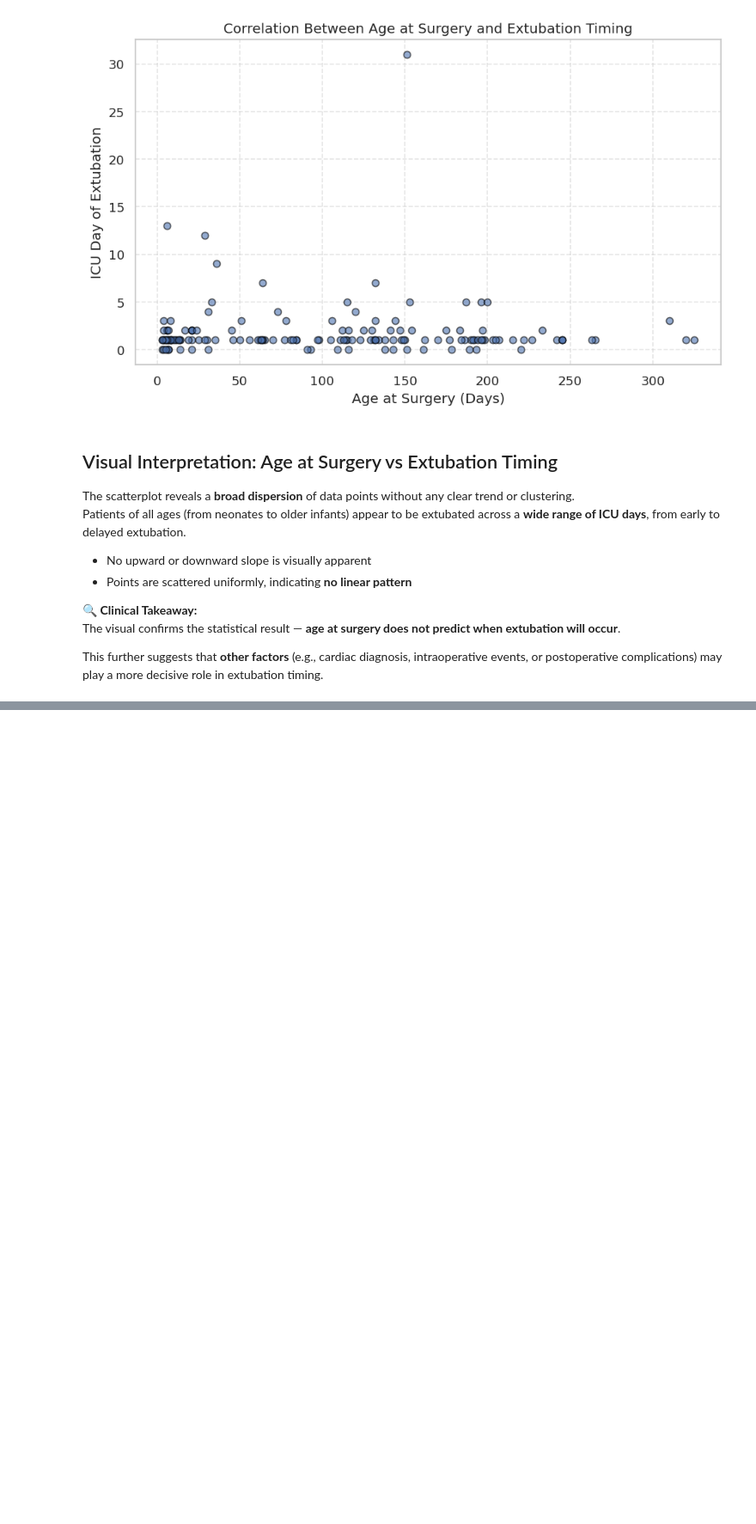
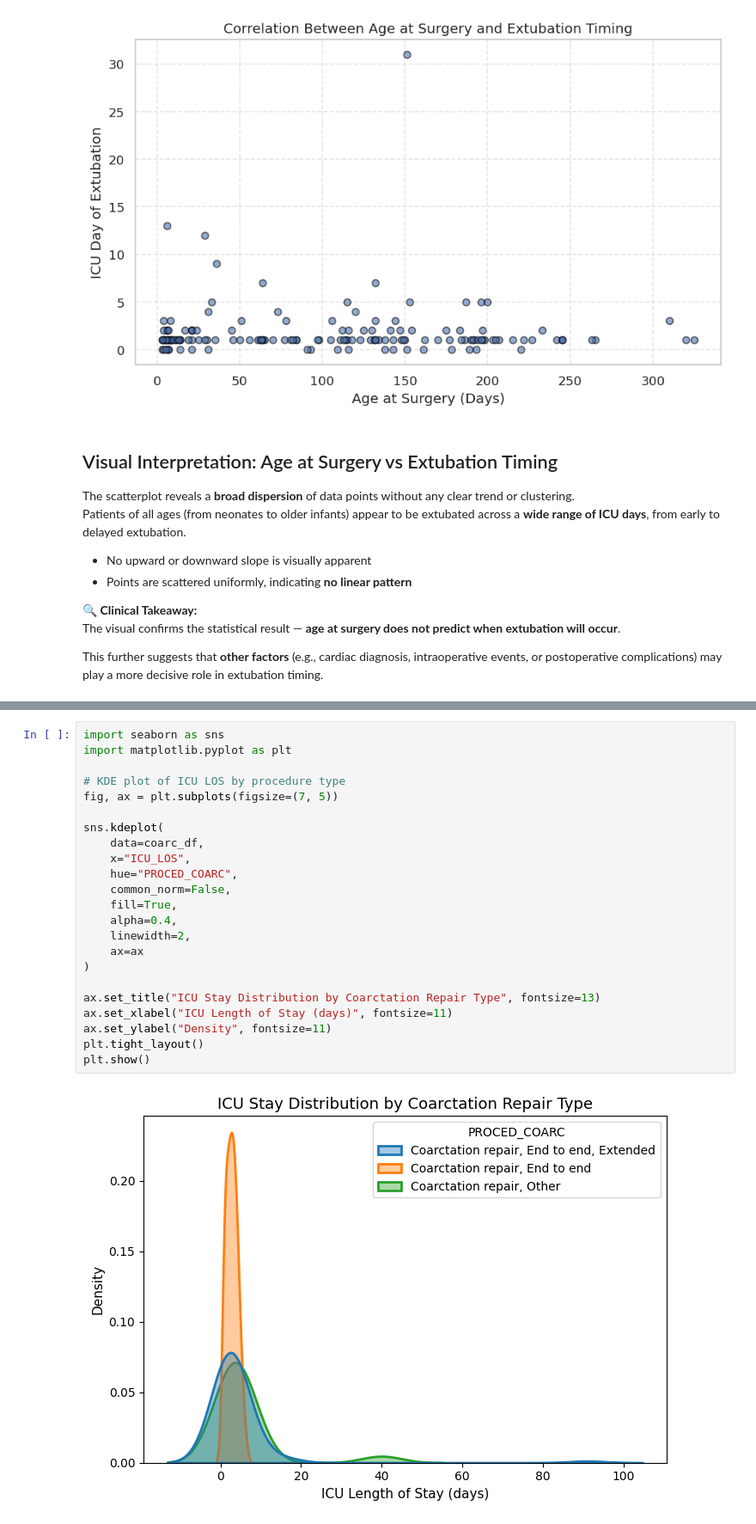
Before and after one commit to karlita-isela/Notion-syncer, a Jupyter notebook: Biostatistics.ipynb, the cells around one changed output, grey strips where cells are left out. Shown at 86% size. Saved outputs shown, nothing was run; the diff lists cells and outputs as text; blank space fills up the shorter version.

```diff
--- a/Biostatistics.ipynb
+++ b/Biostatistics.ipynb
@@ -1717,0 +1824,25 @@ uploaded = files.upload()
+# %%
+import seaborn as sns
+import matplotlib.pyplot as plt
+
+# KDE plot of ICU LOS by procedure type
+fig, ax = plt.subplots(figsize=(7, 5))
+
+sns.kdeplot(
+    data=coarc_df,
+    x="ICU_LOS",
+    hue="PROCED_COARC",
+    common_norm=False,
+    fill=True,
+    alpha=0.4,
+    linewidth=2,
+    ax=ax
+)
+
+ax.set_title("ICU Stay Distribution by Coarctation Repair Type", fontsize=13)
+ax.set_xlabel("ICU Length of Stay (days)", fontsize=11)
+ax.set_ylabel("Density", fontsize=11)
+plt.tight_layout()
+plt.show()
+# %% [output]
+[figure, added]
```
Also changed, not shown: parts of 20 cells of this notebook.
